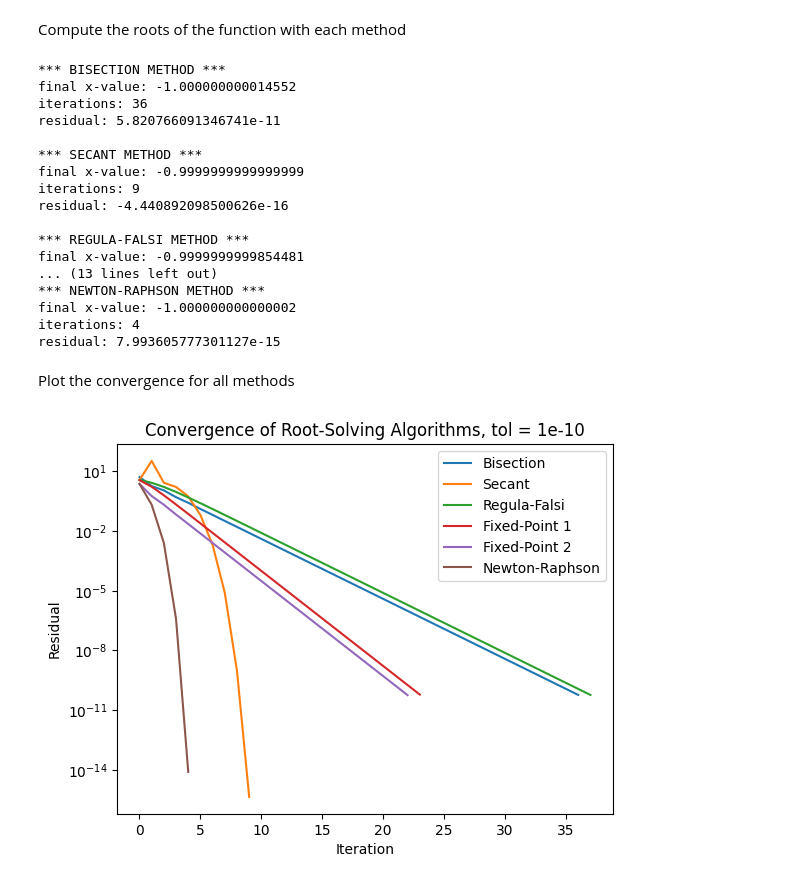
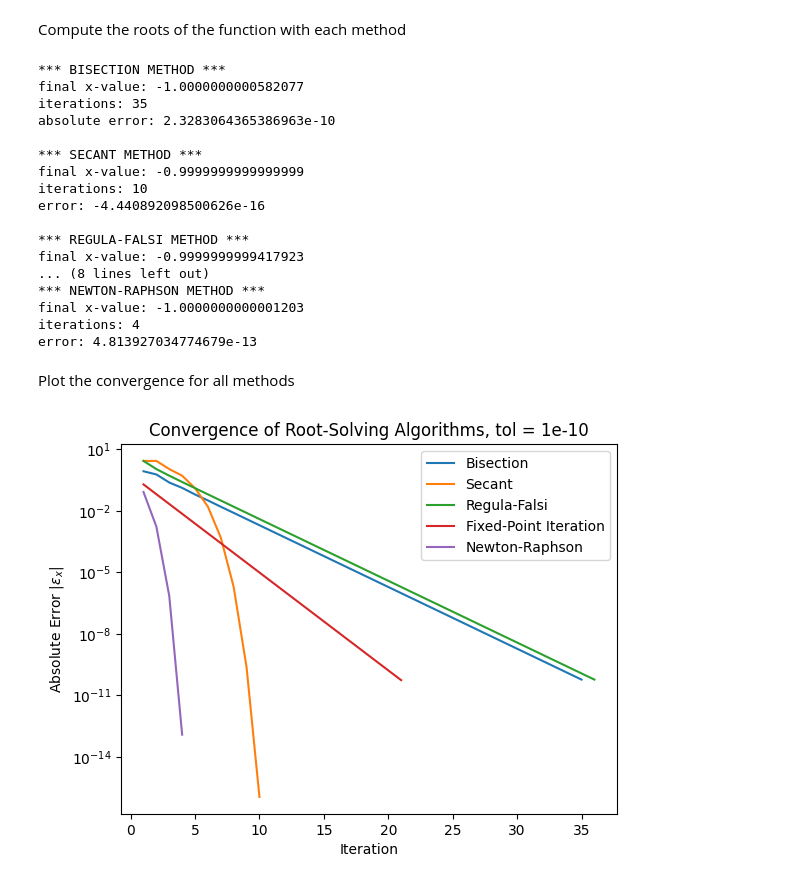
Before and after one commit to diegosol127/AERO-222-Numerical-Methods, a Jupyter notebook: Lab/Lab2/AERO_222_Lab_2.ipynb, the cells around one changed output. Saved outputs shown, nothing was run; the diff lists cells and outputs as text; code cells hidden in the pictures.

```diff
--- a/Lab/Lab2/AERO_222_Lab_2.ipynb
+++ b/Lab/Lab2/AERO_222_Lab_2.ipynb
@@ -196,12 +218,12 @@ x0 = -5
 x1 = 1
 tol = 1e-6
 
-xNew, iterations, residuals = secant(f,x0,x1,tol)
+xNew, iterations, errors = secant(f,df,x0,x1,tol)
 
-plt.plot(iterations,residuals)
+plt.semilogy(iterations,errors)
 plt.xlabel('Iteration')
-plt.ylabel('Residual')
-plt.title('Secant Method Convergence')
+plt.ylabel(r'Absolute Error $|\epsilon_x|$')
+plt.title(f'Secant Method Convergence, tol = {tol}')
 plt.show()
 # %% [output]
 *** SECANT METHOD ***
@@ -278,12 +304,12 @@ x0 = -5
 x1 = 1
 tol = 1e-6
 
-xNew, iterations, residuals = regula_falsi(f,x0,x1,tol)
+xNew, iterations, errors = regula_falsi(f,df,x0,x1,tol)
 
-plt.plot(iterations,residuals)
+plt.semilogy(iterations,errors)
 plt.xlabel('Iteration')
-plt.ylabel('Residual')
-plt.title('Regula-Falsi Method Convergence')
+plt.ylabel(r'Absolute Error $|\epsilon_x|$')
+plt.title(f'Regula-Falsi Method Convergence, tol = {tol}')
 plt.show()
 # %% [output]
 *** REGULA-FALSI METHOD ***
@@ -494,48 +604,46 @@ Compute the roots of the function with each method
 xLeft = -5
 xRight = 1
 # initial guess for Fixed-Point and Newton-Raphson
-xGuess = 0
+xGuess = -0.5
 # tolerance
 tol = 1e-10
 
 # Compute roots
-xNew1, iterations1, residuals1 = bisection(f,xLeft,xRight,tol)
-xNew2, iterations2, residuals2 = secant(f,xLeft,xRight,tol)
-xNew3, iterations3, residuals3 = regula_falsi(f,xLeft,xRight,tol)
-xNew4, iterations4, residuals4 = fixed_point_iteration(f,g1,xGuess,tol)
-xNew5, iterations5, residuals5 = fixed_point_iteration(f,g2,xGuess,tol)
-xNew6, iterations6, residuals6 = newton_raphson(f,df,xGuess,tol)
+xNew1, iterations1, errors1 = bisection(f,df,xLeft,xRight,tol)
+xNew2, iterations2, errors2 = secant(f,df,xLeft,xRight,tol)
+xNew3, iterations3, errors3 = regula_falsi(f,df,xLeft,xRight,tol)
+xNew4, iterations4, errors4 = fixed_point_iteration(f,df,g2,xGuess,tol)
+xNew5, iterations5, errors5 = newton_raphson(f,df,xGuess,tol)
 # %% [output]
 *** BISECTION METHOD ***
-final x-value: -1.000000000014552
-iterations: 36
-residual: 5.820766091346741e-11
+final x-value: -1.0000000000582077
+iterations: 35
+absolute error: 2.3283064365386963e-10
 
 *** SECANT METHOD ***
 final x-value: -0.9999999999999999
-iterations: 9
-residual: -4.440892098500626e-16
+iterations: 10
+error: -4.440892098500626e-16
 
 *** REGULA-FALSI METHOD ***
-final x-value: -0.9999999999854481
-... (13 lines left out)
+final x-value: -0.9999999999417923
+... (8 lines left out)
 *** NEWTON-RAPHSON METHOD ***
-final x-value: -1.000000000000002
+final x-value: -1.0000000000001203
 iterations: 4
-residual: 7.993605777301127e-15
+error: 4.813927034774679e-13
 # %% [markdown]
 Plot the convergence for all methods
 # %%
-plt.semilogy(iterations1,residuals1,label='Bisection')
-plt.semilogy(iterations2,residuals2,label='Secant')
-plt.semilogy(iterations3,residuals3,label='Regula-Falsi')
-plt.semilogy(iterations4,residuals4,label='Fixed-Point 1')
-plt.semilogy(iterations5,residuals5,label='Fixed-Point 2')
-plt.semilogy(iterations6,residuals6,label='Newton-Raphson')
+plt.semilogy(iterations1,errors1,label='Bisection')
+plt.semilogy(iterations2,errors2,label='Secant')
+plt.semilogy(iterations3,errors3,label='Regula-Falsi')
+plt.semilogy(iterations4,errors4,label='Fixed-Point Iteration')
+plt.semilogy(iterations5,errors5,label='Newton-Raphson')
 plt.xlabel('Iteration')
-plt.ylabel('Residual')
+plt.ylabel(r'Absolute Error $|\epsilon_x|$')
 plt.title(f'Convergence of Root-Solving Algorithms, tol = {tol}')
 plt.legend()
 plt.show()
 # %% [output]
-[figure, old version]
+[figure, new version]
```
Also changed, not shown: parts of 22 cells of this notebook.
